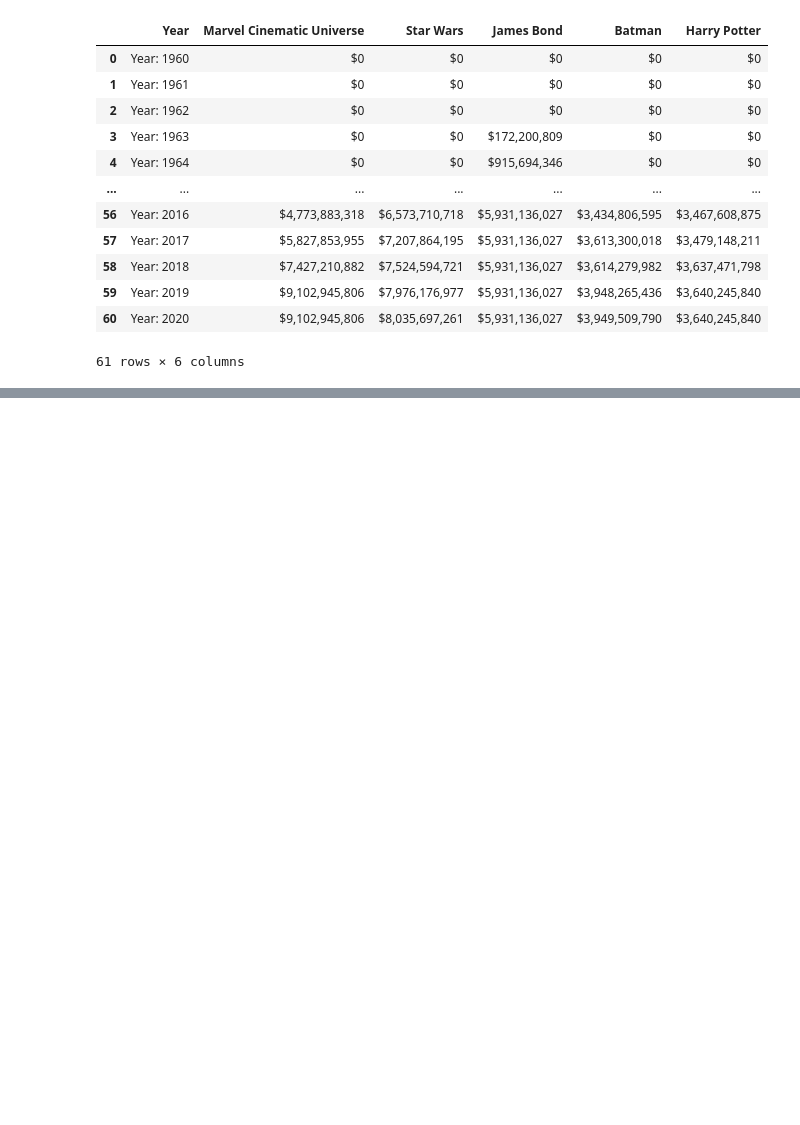
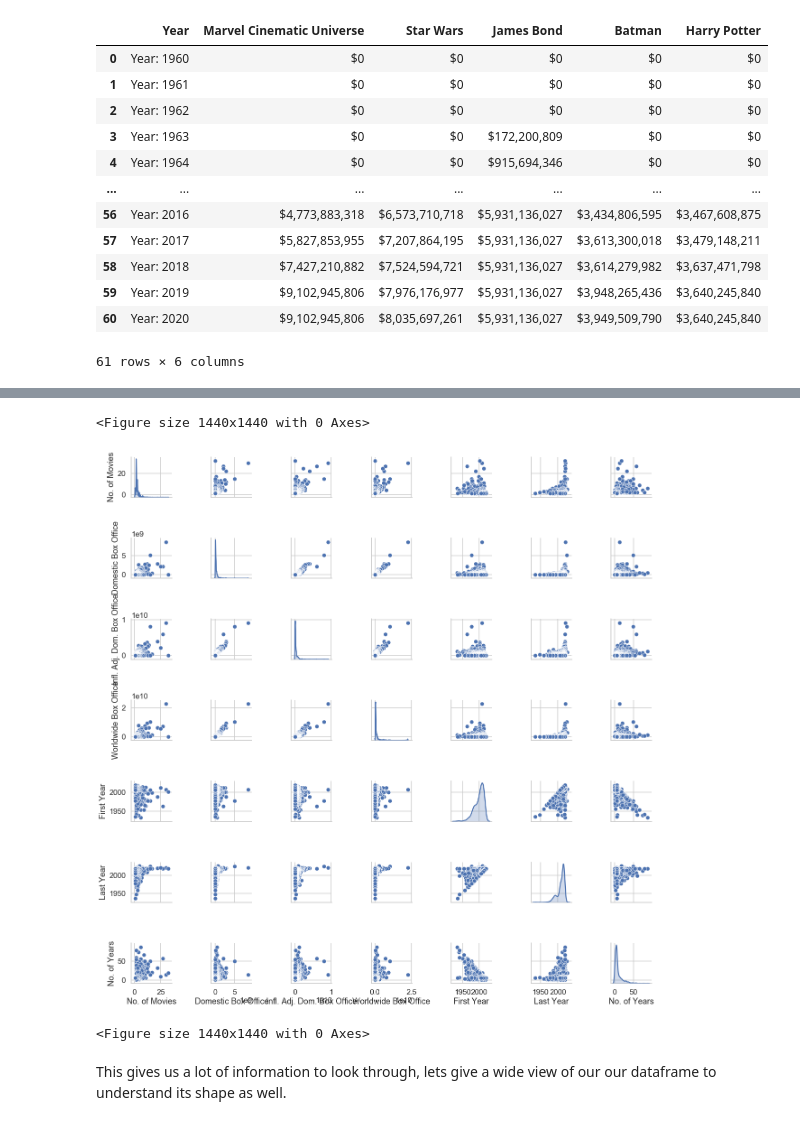
Before and after one commit to MoJoMoon/Data-Analysis-on-the-Heros-Journey-in-Film, a Jupyter notebook: Morgan_Jones_P1.ipynb, the cells around one changed output, grey strips where cells are left out. Saved outputs shown, nothing was run; the diff lists cells and outputs as text; code cells hidden in the pictures; blank space fills up the shorter version.

```diff
--- a/Morgan_Jones_P1.ipynb
+++ b/Morgan_Jones_P1.ipynb
@@ -1476,0 +1573,8 @@ NoneType
+# %%
+# Replace dollar sign and commas for the Worldwide Box Office column
+franchise_df['Worldwide Box Office'] = franchise_df['Worldwide Box Office'].str.replace('$', '')
+franchise_df['Worldwide Box Office'] = franchise_df['Worldwide Box Office'].str.replace(',', '')
+# %%
+# Use the to_numeric method to change the type of these values to an integer
+franchise_df[['Domestic Box Office', 'Infl. Adj. Dom. Box Office', 'Worldwide Box Office']] = franchise_df[[
+    'Domestic Box Office', 'Infl. Adj. Dom. Box Office', 'Worldwide Box Office']].apply(pd.to_numeric)
@@ -1476,0 +1608,3 @@ NoneType
+# %%
+# Fill in the number of years with the median of the number of years
+franchise_df['No. of Years'] = franchise_df['No. of Years'].fillna(franchise_df['No. of Years'].median())
@@ -1476,0 +1909,10 @@ NoneType
+# %%
+# Use a pairplot to show relationships between features within the franchise films
+sns.pairplot(franchise_df, palette="husl", diag_kind="kde")
+plt.figure(figsize=(20,20))
+# %% [output]
+<Figure size 1440x1440 with 0 Axes>
+[figure, added]
+<Figure size 1440x1440 with 0 Axes>
+# %% [markdown]
+This gives us a lot of information to look through, lets give a wide view of our our dataframe to understand its shape as well.
```
Also changed, not shown: parts of 121 cells of this notebook, 13 other files.
